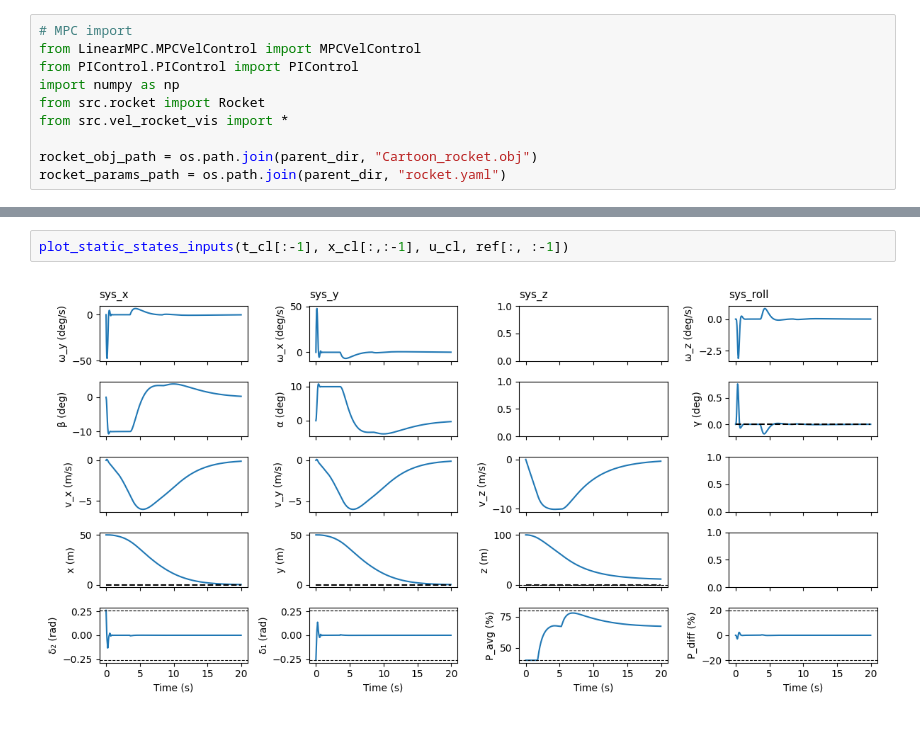
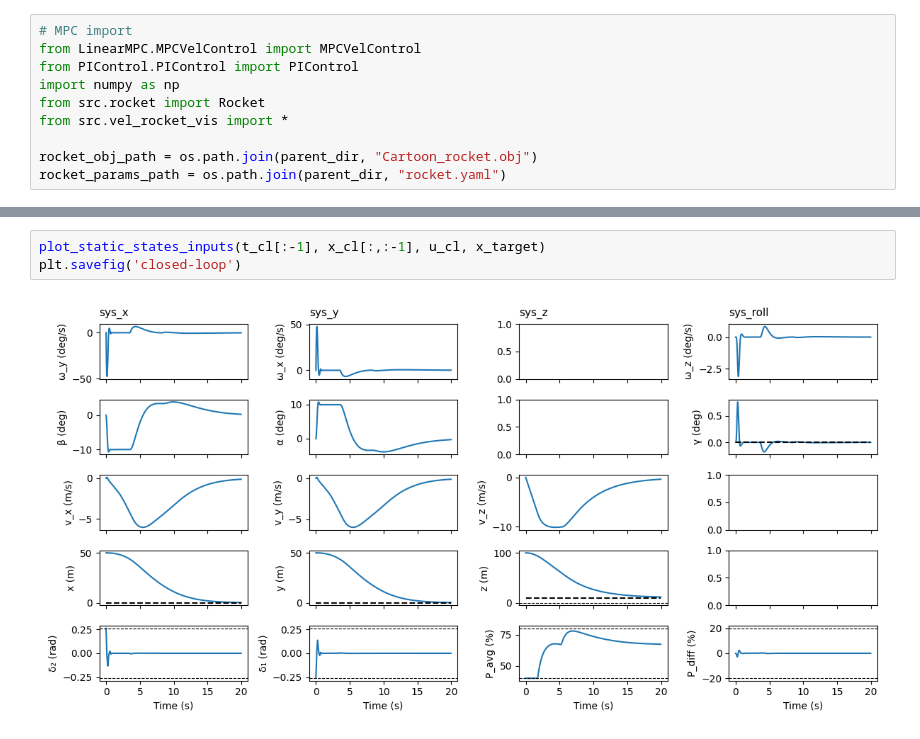
Before and after one commit to killian-baillifard/MPC-Course-EPFL, a Jupyter notebook: project/Deliverable_4_1/Deliverable_4_1.ipynb, the cells around one changed output, grey strips where cells are left out. Cells and saved outputs as stored; diff of their text form.

```diff
--- a/project/Deliverable_4_1/Deliverable_4_1.ipynb
+++ b/project/Deliverable_4_1/Deliverable_4_1.ipynb
@@ -100,4 +127,5 @@ plot_static_states_inputs(t_ol[:-1, 0], x_ol[:,:-1, 0], u_ol[:, :, 0], x_target)
 # %%
-plot_static_states_inputs(t_cl[:-1], x_cl[:,:-1], u_cl, ref[:, :-1])
+plot_static_states_inputs(t_cl[:-1], x_cl[:,:-1], u_cl, x_target)
+plt.savefig('closed-loop')
 # %% [output]
-[figure, old version]
+[figure, new version]
```
Also changed, not shown: parts of 2 cells of this notebook, 45 other files.
